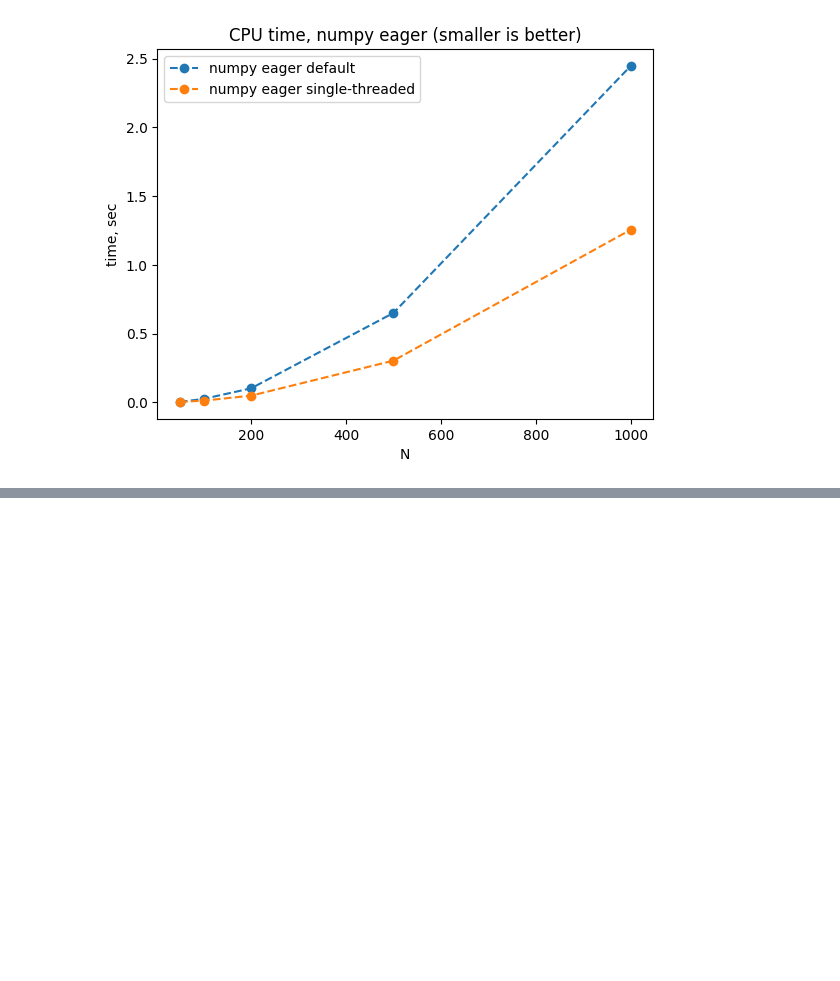
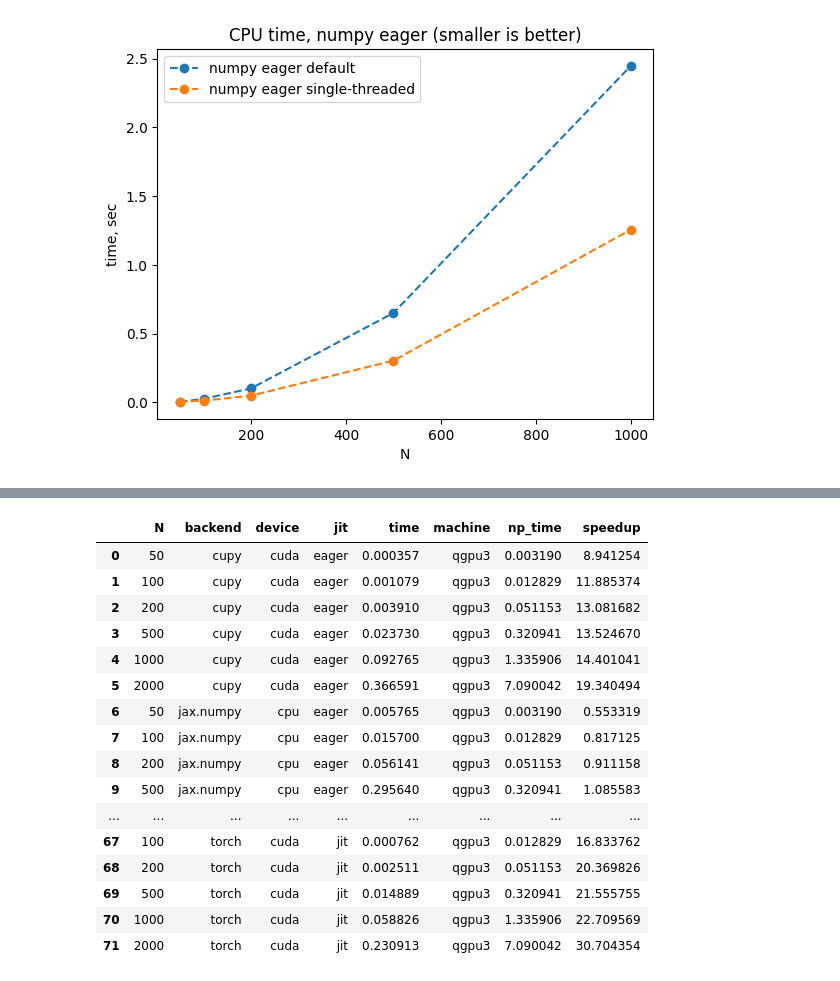
Before and after one commit to ev-br/bench_playground, a Jupyter notebook: viz.rbf.ipynb, the cells around one changed output, grey strips where cells are left out. Saved outputs shown, nothing was run; the diff lists cells and outputs as text; code cells hidden in the pictures; blank space fills up the shorter version.

```diff
--- a/viz.rbf.ipynb
+++ b/viz.rbf.ipynb
@@ -500,0 +608,41 @@ df__
+# %%
+grp_dict = df.groupby(["machine", "jit", "backend", "device"]).groups
+
+base_idx = grp_dict[("qgpu3", "eager", "numpy", "cpu")]
+base_qgpu3 = df.iloc[base_idx]
+
+dfs = []
+
+for key, idx in grp_dict.items():
+    df_ = df.iloc[idx]
+    base_df = base_gonz if key[0] == "gonzales" else base_qgpu3
+
+    df__ = pd.concat([
+                df_.set_index("N"),
+                base_df.set_index("N")[["time"]].rename(columns={"time": "np_time"})
+                    ], axis=1, join='inner'
+           ).reset_index()
+    df__["speedup"] = df__["np_time"] / df__["time"]
+
+    dfs.append(df__)
+
+df_ = pd.concat(dfs, ignore_index=True)
+df_
+# %% [output]
+|  | N | backend | device | jit | time | machine | np_time | speedup |
+| 0 | 50 | cupy | cuda | eager | 0.000357 | qgpu3 | 0.003190 | 8.941254 |
+| 1 | 100 | cupy | cuda | eager | 0.001079 | qgpu3 | 0.012829 | 11.885374 |
+| 2 | 200 | cupy | cuda | eager | 0.003910 | qgpu3 | 0.051153 | 13.081682 |
+| 3 | 500 | cupy | cuda | eager | 0.023730 | qgpu3 | 0.320941 | 13.524670 |
+| 4 | 1000 | cupy | cuda | eager | 0.092765 | qgpu3 | 1.335906 | 14.401041 |
+| 5 | 2000 | cupy | cuda | eager | 0.366591 | qgpu3 | 7.090042 | 19.340494 |
+| 6 | 50 | jax.numpy | cpu | eager | 0.005765 | qgpu3 | 0.003190 | 0.553319 |
+| 7 | 100 | jax.numpy | cpu | eager | 0.015700 | qgpu3 | 0.012829 | 0.817125 |
+| 8 | 200 | jax.numpy | cpu | eager | 0.056141 | qgpu3 | 0.051153 | 0.911158 |
+| 9 | 500 | jax.numpy | cpu | eager | 0.295640 | qgpu3 | 0.320941 | 1.085583 |
+| ... | ... | ... | ... | ... | ... | ... | ... | ... |
+| 67 | 100 | torch | cuda | jit | 0.000762 | qgpu3 | 0.012829 | 16.833762 |
+| 68 | 200 | torch | cuda | jit | 0.002511 | qgpu3 | 0.051153 | 20.369826 |
+| 69 | 500 | torch | cuda | jit | 0.014889 | qgpu3 | 0.320941 | 21.555755 |
+| 70 | 1000 | torch | cuda | jit | 0.058826 | qgpu3 | 1.335906 | 22.709569 |
+| 71 | 2000 | torch | cuda | jit | 0.230913 | qgpu3 | 7.090042 | 30.704354 |
```
Also changed, not shown: parts of 11 cells of this notebook, 1 other file.
